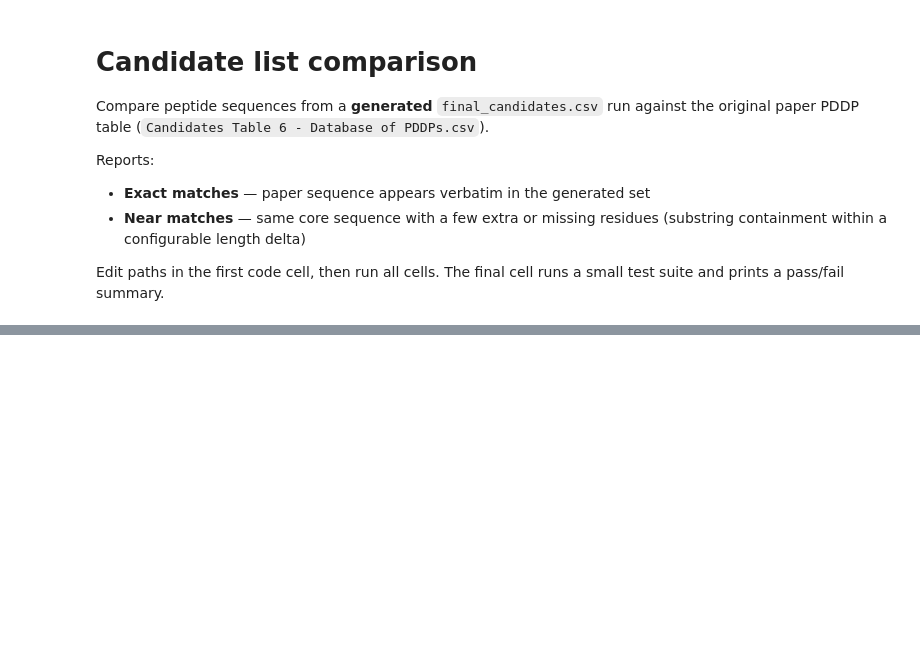
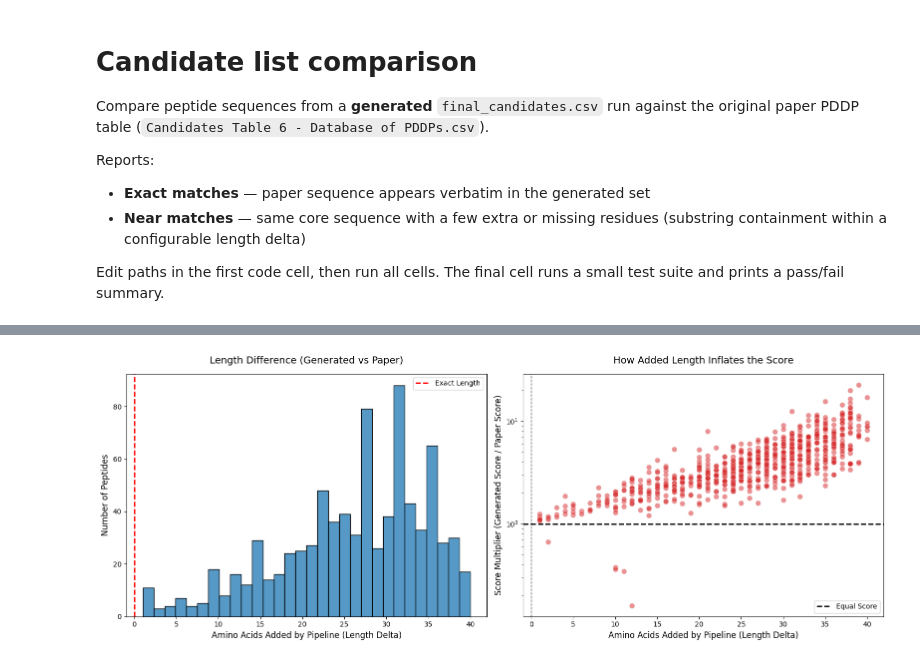
Before and after one commit to KYinXu/Peptide-Anti-microbial-Properties-Prediction, a Jupyter notebook: notebooks/candidate_list_comparison.ipynb, the cells around one changed output, grey strips where cells are left out. Saved outputs shown, nothing was run; the diff lists cells and outputs as text; code cells hidden in the pictures; blank space fills up the shorter version.

```diff
--- a/notebooks/candidate_list_comparison.ipynb
+++ b/notebooks/candidate_list_comparison.ipynb
@@ -473,0 +508,50 @@ Tests: 11 passed, 0 failed, 11 total
+# %%
+import matplotlib.pyplot as plt
+import seaborn as sns
+import numpy as np
+import sys
+import os
+sys.path.append(os.path.abspath("sequence_to_svm_minimal"))
+sys.path.append(os.path.abspath("../sequence_to_svm_minimal"))
+from proteome_candidate_generator.pddp_scoring import PaneScorer
+
+scorer = PaneScorer()
+
+# Filter to near matches where we have both sequences
+near_df = comparison_df[comparison_df['status'] == 'near'].copy()
+
+def get_score(seq):
+    try: return scorer.score_sequence(seq)
+    except: return 0.0
+
+# Calculate scores for both
+near_df['paper_score'] = near_df['paper_sequence'].apply(get_score)
+near_df['gen_score'] = near_df['generated_sequence'].apply(get_score)
+
+# Calculate score multiplier (how much the score increased by picking the generated variant)
+near_df['score_multiplier'] = near_df['gen_score'] / near_df['paper_score'].replace(0, np.nan)
+
+fig, axes = plt.subplots(1, 2, figsize=(16, 6))
+
+# Plot 1: Distribution of Length Deltas
+sns.histplot(data=near_df, x='length_delta', bins=30, ax=axes[0], color='#1f77b4', edgecolor='black')
+axes[0].set_title('Length Difference (Generated vs Paper)', fontsize=14, pad=15)
+axes[0].set_xlabel('Amino Acids Added by Pipeline (Length Delta)', fontsize=12)
+axes[0].set_ylabel('Number of Peptides', fontsize=12)
+axes[0].axvline(0, color='red', linestyle='--', linewidth=2, label='Exact Length')
+axes[0].legend()
+
+# Plot 2: Length Delta vs Score Multiplier
+sns.scatterplot(data=near_df, x='length_delta', y='score_multiplier', alpha=0.5, ax=axes[1], color='#d62728', s=60)
+axes[1].set_title('How Added Length Inflates the Score', fontsize=14, pad=15)
+axes[1].set_xlabel('Amino Acids Added by Pipeline (Length Delta)', fontsize=12)
+axes[1].set_ylabel('Score Multiplier (Generated Score / Paper Score)', fontsize=12)
+axes[1].axhline(1, color='black', linestyle='--', linewidth=2, label='Equal Score')
+axes[1].axvline(0, color='black', linestyle='--', linewidth=1)
+axes[1].set_yscale('log')
+axes[1].legend()
+
+plt.tight_layout()
+plt.show()
+# %% [output]
+[figure, added]
```
Also changed, not shown: parts of 8 cells of this notebook, 29 other files.
